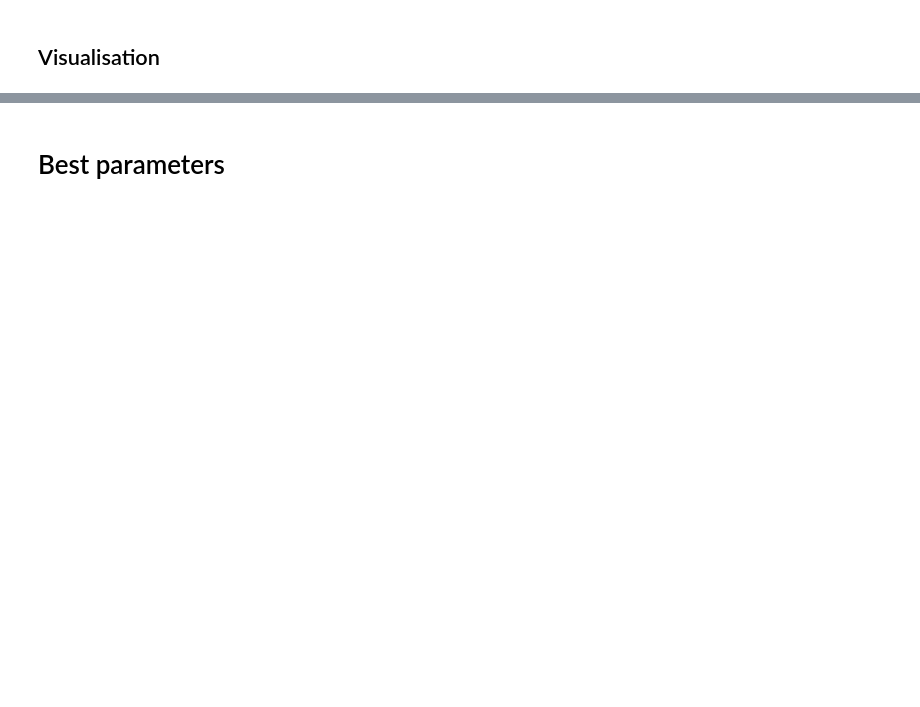
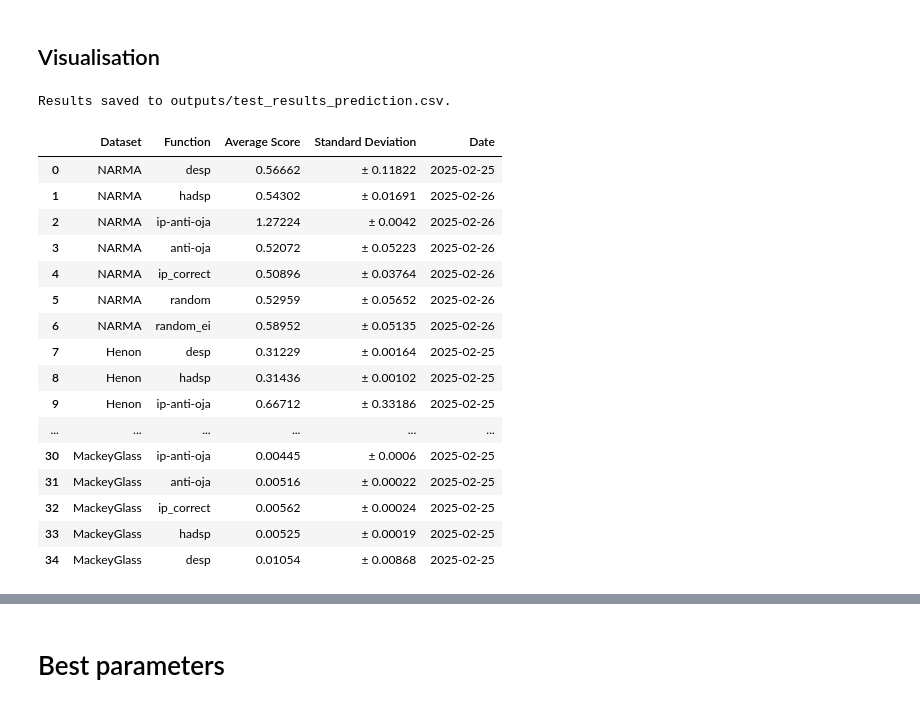
Before and after one commit to Finebouche/hag, a Jupyter notebook: 3.test performances.ipynb, the cells around one changed output, grey strips where cells are left out. Saved outputs shown, nothing was run; the diff lists cells and outputs as text; code cells hidden in the pictures; blank space fills up the shorter version.

```diff
--- a/3.test performances.ipynb
+++ b/3.test performances.ipynb
@@ -171,21 +164,29 @@ from performances.esn_model_evaluation import (train_model_for_prediction, init_
                                                 init_ip_local_rule_reservoir, init_readout)
 from analysis.richness import spectral_radius, pearson, squared_uncoupled_dynamics_alternative, condition_number
 from reservoir.reservoir import init_matrices
+from connexion_generation.hag import run_algorithm
 
-
-def evaluate_dataset_on_test(study, function_name, pretrain_data, train_data, test_data, Y_train, Y_test, is_instances_classification, nb_trials = 8, record_metrics=False):
+nb_jobs = 10
+def evaluate_dataset_on_test(study, dataset_name, function_name, pretrain_data, train_data, test_data, Y_train, Y_test, is_instances_classification, nb_trials = 8, record_metrics=False):
     # Collect all hyperparameters in a dictionary
     hyperparams = {param_name: param_value for param_name, param_value in study.best_trial.params.items()}
     print(hyperparams)
     leaky_rate = 1
     input_connectivity = 1
 
+    # score for prediction
+    if dataset_name == "Sunspot":
+        start_step = 30
+        end_step = 500
+    else:
+        start_step = 500
+        end_step = 1500
+    SLICE_RANGE = slice(start_step, end_step)
+
     if 'variance_target' not in hyperparams and 'min_variance' in hyperparams:
         hyperparams['variance_target'] = hyperparams['min_variance']
     if not is_instances_classification:
         hyperparams['use_full_instance'] = False
-
-    nb_jobs = 8
 
     RIDGE_COEF = 10**hyperparams['ridge']
 
@@ -268,10 +269,10 @@ def evaluate_dataset_on_test(study, function_name, pretrain_data, train_data, te
             Y_pred = predict_model_for_classification(reservoir, readout, test_data, n_jobs = nb_jobs, mode=mode)
             score = compute_score(Y_pred, Y_test, is_instances_classification)
         else:
-            esn = train_model_for_prediction(reservoir, readout, train_data, Y_train)
+            esn = train_model_for_prediction(reservoir, readout, train_data, Y_train, warmup=start_step)
 
             Y_pred =  esn.run(test_data, reset=False)
-            score = compute_score(Y_pred, Y_test, is_instances_classification)
+            score = compute_score(Y_pred[SLICE_RANGE], Y_test[SLICE_RANGE], is_instances_classification)
 
         scores.append(score)
         if record_metrics:
@@ -379,23 +418,41 @@ for dataset_name in [ "SPEECHCOMMANDS"]:
 # %%
 import os
 import pandas as pd
 
 if 'file_name' not in locals() and 'file_name' not in globals():
-    file_name = "outputs/test_results_classification.csv"  #  test_results_classification.csv or test_results_prediction.csv
-
+    file_name = "outputs/test_results_prediction.csv"  #  test_results_classification.csv or test_results_prediction.csv
 
 if os.path.exists(file_name):
     previous_results = pd.read_csv(file_name)
 else:
     # File does not exist, create it with the necessary columns
     columns = ['Dataset', 'Function', 'Average Score', 'Standard Deviation', 'Date']
     previous_results = pd.DataFrame(columns=columns)
     # Save the empty DataFrame as a CSV
     previous_results.to_csv(file_name, index=False)
     print(f"{file_name} created successfully.")
 
 print(f"Results saved to {file_name}.")
 previous_results
+# %% [output]
+Results saved to outputs/test_results_prediction.csv.
+|  | Dataset | Function | Average Score | Standard Deviation | Date |
+| 0 | NARMA | desp | 0.56662 | ± 0.11822 | 2025-02-25 |
+| 1 | NARMA | hadsp | 0.54302 | ± 0.01691 | 2025-02-26 |
+| 2 | NARMA | ip-anti-oja | 1.27224 | ± 0.0042 | 2025-02-26 |
+| 3 | NARMA | anti-oja | 0.52072 | ± 0.05223 | 2025-02-26 |
+| 4 | NARMA | ip_correct | 0.50896 | ± 0.03764 | 2025-02-26 |
+| 5 | NARMA | random | 0.52959 | ± 0.05652 | 2025-02-26 |
+| 6 | NARMA | random_ei | 0.58952 | ± 0.05135 | 2025-02-26 |
+| 7 | Henon | desp | 0.31229 | ± 0.00164 | 2025-02-25 |
+| 8 | Henon | hadsp | 0.31436 | ± 0.00102 | 2025-02-25 |
+| 9 | Henon | ip-anti-oja | 0.66712 | ± 0.33186 | 2025-02-25 |
+| ... | ... | ... | ... | ... | ... |
+| 30 | MackeyGlass | ip-anti-oja | 0.00445 | ± 0.0006 | 2025-02-25 |
+| 31 | MackeyGlass | anti-oja | 0.00516 | ± 0.00022 | 2025-02-25 |
+| 32 | MackeyGlass | ip_correct | 0.00562 | ± 0.00024 | 2025-02-25 |
+| 33 | MackeyGlass | hadsp | 0.00525 | ± 0.00019 | 2025-02-25 |
+| 34 | MackeyGlass | desp | 0.01054 | ± 0.00868 | 2025-02-25 |
 # %%
 import pandas as pd
 from seaborn import color_palette
```
Also changed, not shown: parts of 5 cells of this notebook, 5 other files.
